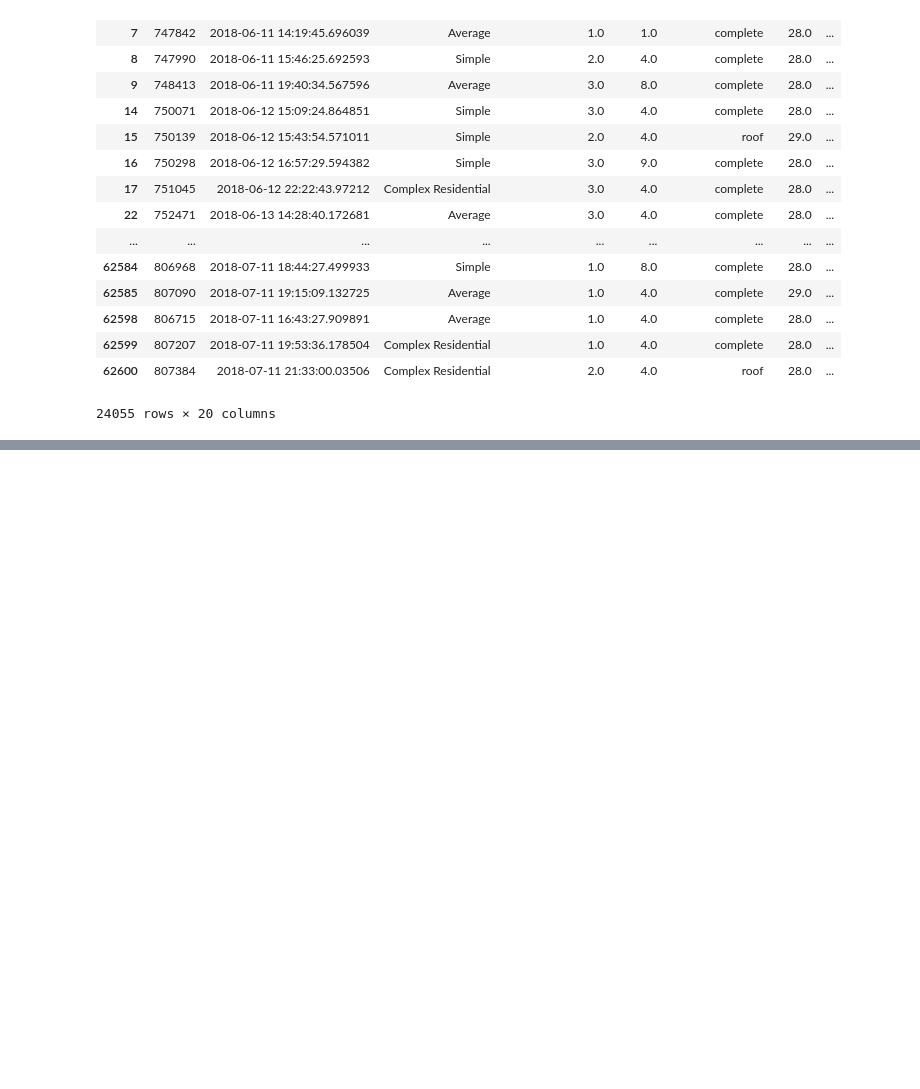
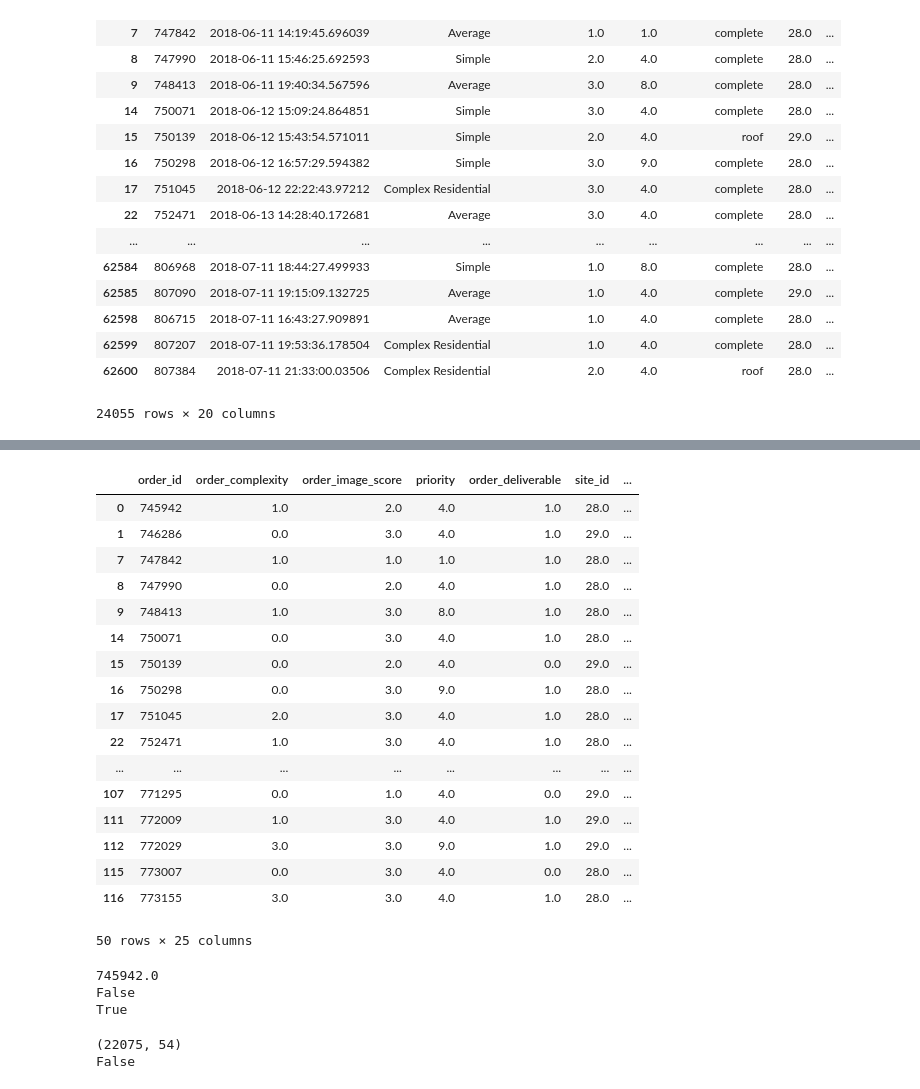
Before and after one commit to ConvMech/TAT-Estimation, a Jupyter notebook: data_preprocess.ipynb, the cells around one changed output, grey strips where cells are left out. Drawn from its saved outputs; the diff is of its cells as text; code cells hidden in the pictures; blank space fills up the shorter version.

Commit message:
realized that data really matters

```diff
--- a/data_preprocess.ipynb
+++ b/data_preprocess.ipynb
@@ -242,0 +322,21 @@ print(datetime_object)
+# %%
+display(output_data.head(50))
+# %% [output]
+|  | order_id | order_complexity | order_image_score | priority | order_deliverable | site_id | ... |
+| 0 | 745942 | 1.0 | 2.0 | 4.0 | 1.0 | 28.0 | ... |
+| 1 | 746286 | 0.0 | 3.0 | 4.0 | 1.0 | 29.0 | ... |
+| 7 | 747842 | 1.0 | 1.0 | 1.0 | 1.0 | 28.0 | ... |
+| 8 | 747990 | 0.0 | 2.0 | 4.0 | 1.0 | 28.0 | ... |
+| 9 | 748413 | 1.0 | 3.0 | 8.0 | 1.0 | 28.0 | ... |
+| 14 | 750071 | 0.0 | 3.0 | 4.0 | 1.0 | 28.0 | ... |
+| 15 | 750139 | 0.0 | 2.0 | 4.0 | 0.0 | 29.0 | ... |
+| 16 | 750298 | 0.0 | 3.0 | 9.0 | 1.0 | 28.0 | ... |
+| 17 | 751045 | 2.0 | 3.0 | 4.0 | 1.0 | 28.0 | ... |
+| 22 | 752471 | 1.0 | 3.0 | 4.0 | 1.0 | 28.0 | ... |
+| ... | ... | ... | ... | ... | ... | ... | ... |
+| 107 | 771295 | 0.0 | 1.0 | 4.0 | 0.0 | 29.0 | ... |
+| 111 | 772009 | 1.0 | 3.0 | 4.0 | 1.0 | 29.0 | ... |
+| 112 | 772029 | 3.0 | 3.0 | 9.0 | 1.0 | 29.0 | ... |
+| 115 | 773007 | 0.0 | 3.0 | 4.0 | 0.0 | 28.0 | ... |
+| 116 | 773155 | 3.0 | 3.0 | 4.0 | 1.0 | 28.0 | ... |
+50 rows × 25 columns
@@ -242,0 +346,11 @@ print(datetime_object)
+# %%
+#print(store_np_mat)
+#store_np_mat[0][0] = 'haha'
+store_np_mat = store_np_mat.astype(np.double)
+print(store_np_mat[0][0])
+print(pd.isnull(store_np_mat).any())
+print(np.isfinite(store_np_mat).all())
+# %% [output]
+745942.0
+False
+True
@@ -242,0 +363,6 @@ print(datetime_object)
+# %%
+print(examed_data.shape)
+print(np.isnan(examed_data).any())
+# %% [output]
+(22075, 54)
+False
```
Also changed, not shown: parts of 15 cells of this notebook, 3 other files.
